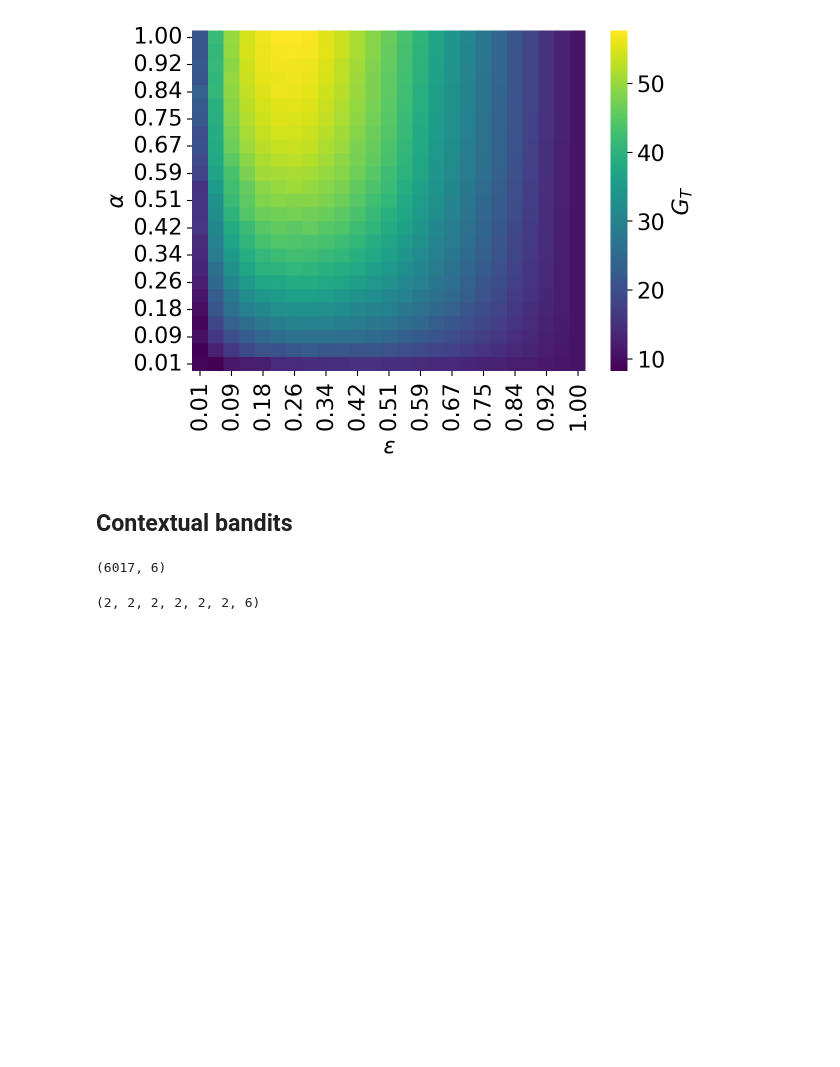
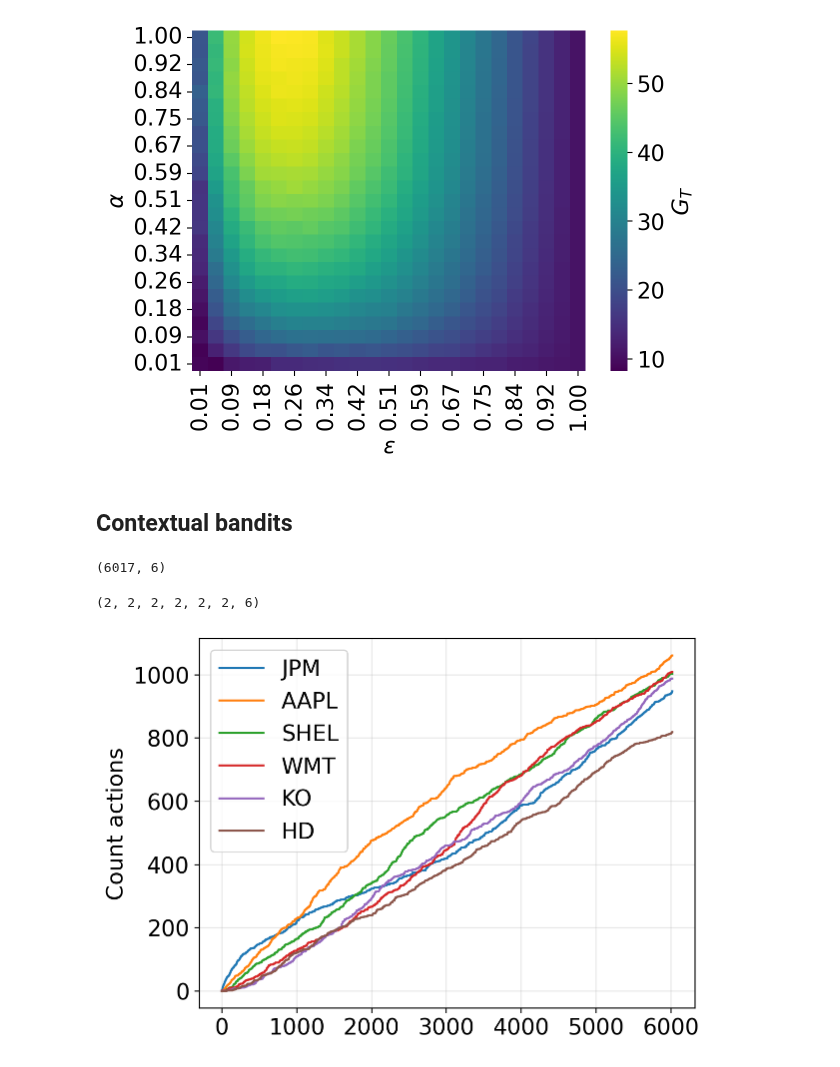
Before and after one commit to sapienzaio/online-ml-finance, a Jupyter notebook: 06-reinforcement-learning/epsilon-greedy-strategy.ipynb, the cells around one changed output. Saved outputs shown, nothing was run; the diff lists cells and outputs as text; code cells hidden in the pictures; blank space fills up the shorter version.

Commit message:
rl-feat: epsilon-greedy-strategy

```diff
--- a/06-reinforcement-learning/epsilon-greedy-strategy.ipynb
+++ b/06-reinforcement-learning/epsilon-greedy-strategy.ipynb
@@ -338,7 +338,7 @@ def contextual_epsilon_ewm_step(state, xs, epsilon, alpha):
         key=jax.random.split(state.key)[1]
     )
 
-    return state, reward
+    return state, (reward, action)
 # %%
 value = jnp.zeros(
     (*(2,) * 6, 6)
@@ -355,7 +355,15 @@ def returns_bandit(key, rewards, context, alpha, epsilon):
     state = BanditEWMState(value=value_v, key=key)
 
     xs = (rewards, context)
-    _, returns_bandit = jax.lax.scan(partial(contextual_epsilon_ewm_step, epsilon=epsilon, alpha=alpha), state, xs)
-    return returns_bandit
+    state_final, (returns_bandit, actions) = jax.lax.scan(partial(contextual_epsilon_ewm_step, epsilon=epsilon, alpha=alpha), state, xs)
+    return returns_bandit, actions
 # %%
-res = returns_bandit(key, returns[1:], context[:-1], alpha=0.8, epsilon=0.25)
+res, actions = returns_bandit(key, returns[1:], context[:-1], alpha=0.8, epsilon=0.25)
+actions_ohe = jax.nn.one_hot(actions, 6)
+# %%
+plt.plot(actions_ohe.cumsum(axis=0), label=assets)
+plt.legend()
+plt.ylabel("Count actions")
+plt.grid(alpha=0.3)
+# %% [output]
+[figure, added]
```
Also changed, not shown: parts of 2 cells of this notebook.
